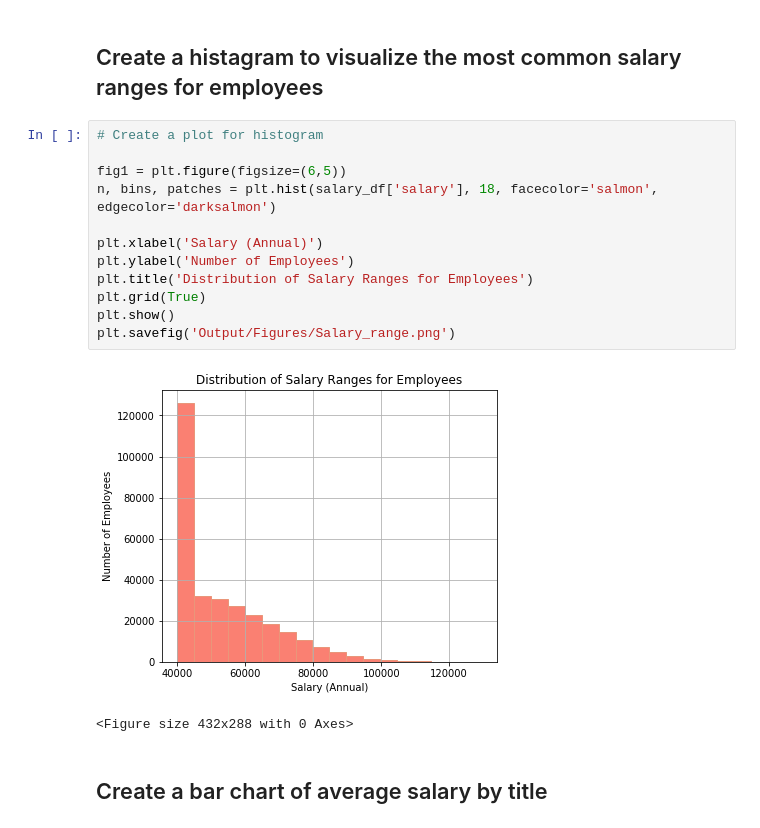
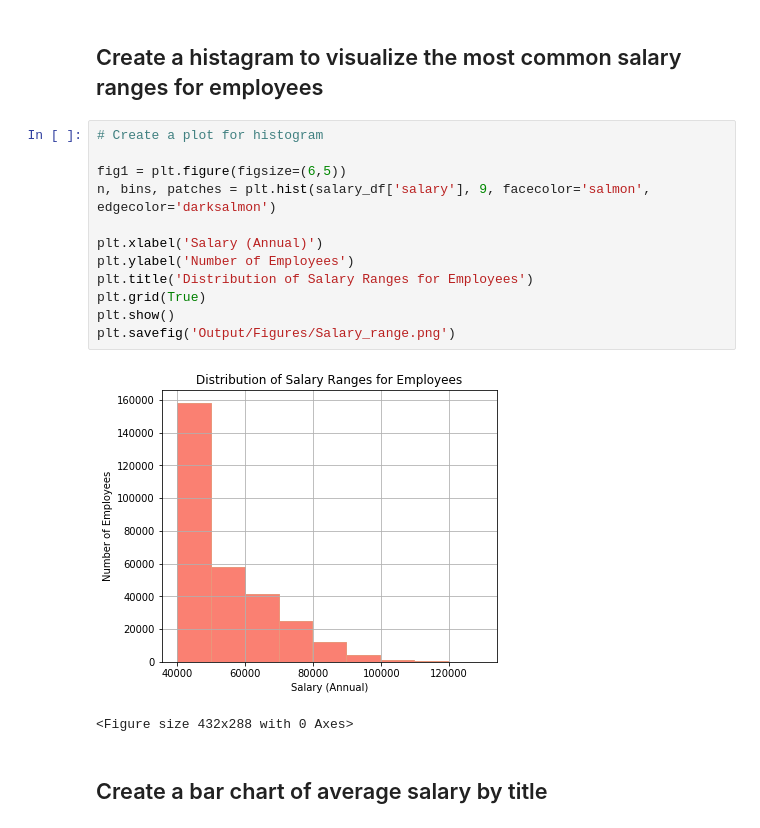
Before and after one commit to KeSavanh/sql-challenge, a Jupyter notebook: EmployeeSQL/data_validation.ipynb, the cells around one changed output. Drawn from its saved outputs; the diff is of its cells as text.

```diff
--- a/EmployeeSQL/data_validation.ipynb
+++ b/EmployeeSQL/data_validation.ipynb
@@ -68,17 +39,17 @@ dtype: object
 # %%
 # Create a plot for histogram
 
 fig1 = plt.figure(figsize=(6,5))
-n, bins, patches = plt.hist(salary_df['salary'], 18, facecolor='salmon', edgecolor='darksalmon')
+n, bins, patches = plt.hist(salary_df['salary'], 9, facecolor='salmon', edgecolor='darksalmon')
 
 plt.xlabel('Salary (Annual)')
 plt.ylabel('Number of Employees')
 plt.title('Distribution of Salary Ranges for Employees')
 plt.grid(True)
 plt.show()
 plt.savefig('Output/Figures/Salary_range.png')
 # %% [output]
-[figure, old version]
+[figure, new version]
 <Figure size 432x288 with 0 Axes>
 # %% [markdown]
 ## Create a bar chart of average salary by title
```
Also changed, not shown: parts of 24 cells of this notebook, 3 other files.
